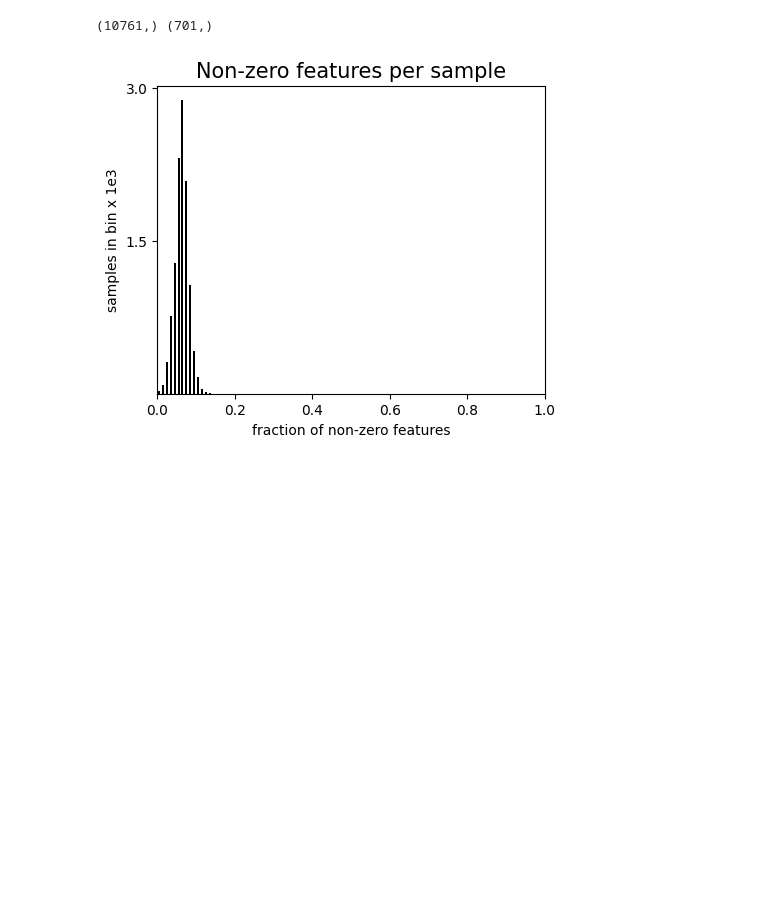
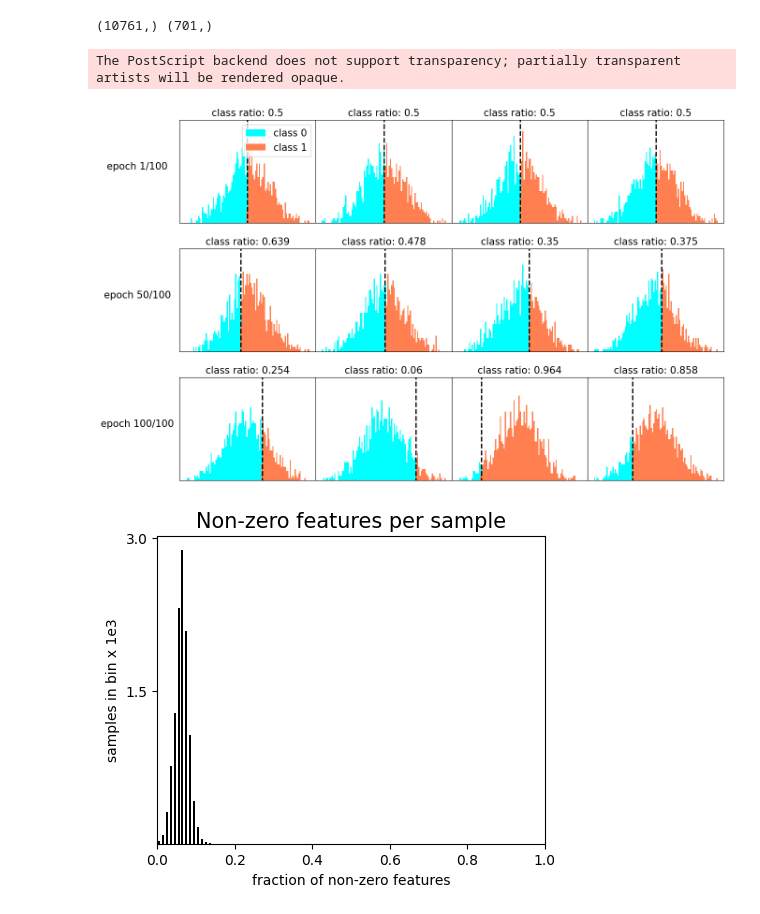
Before and after one commit to LenMetz/TabPFN-medical, a Jupyter notebook: starting_notebook.ipynb, the cells around one changed output. Drawn from its saved outputs; the diff is of its cells as text; code cells hidden in the pictures; blank space fills up the shorter version.

```diff
--- a/starting_notebook.ipynb
+++ b/starting_notebook.ipynb
@@ -21,6 +21,33 @@ all_data = (1/np.sum(all_data, axis=1, keepdims=True))*all_data
 all_data, labels = unison_shuffled_copies(all_data, labels, seed=42)
 # %% [output]
 (10761,) (701,)
+# %%
+N = 1024+128
+maxe = 3
+numcol = 4
+fig, ax = plt.subplots(3,numcol,gridspec_kw={'hspace': 0.25, 'wspace' : 0}, sharex=True, sharey=True, dpi=100, figsize=(15,10))
+names = ["epoch 1/100", "epoch 50/100", "epoch 100/100"]
+for e in range(maxe):
+    ax[e,0].set_ylabel(names[e], rotation=0, fontsize=15, labelpad=65)
+    for i in range(numcol):
+        bins = np.linspace(-3,3,101)
+        efrac = (e/(maxe-1))
+        y = np.random.normal(0,1,(N))
+        med = np.median(y)
+        s = np.random.normal(med,efrac)
+        r = round(np.mean((y>s)*1),3)
+        ax[e,i].set_title(f"class ratio: {r}",fontsize=15)
+        ax[e,i].vlines(s, -1,45, colors="black", lw=2, linestyles="dashed")
+        ax[e,i].set_xticks([])
+        ax[e,i].set_yticks([])
+        ax[e,i].set_ylim(0,45)
+        ax[e,i].hist(y, bins=bins, color="cyan", label="class 0")
+        ax[e,i].hist(y[y>s], bins=bins, color="coral", label="class 1")
+ax[0,0].legend(fontsize=15)
+fig.savefig("results/plots/datasetsplit.eps")
+# %% [output]
+The PostScript backend does not support transparency; partially transparent artists will be rendered opaque.
+[figure, added]
 # %%
 plt.figure(figsize=(5,4), dpi=100)
 counts = np.count_nonzero(all_data, axis=1)/all_data.shape[1]
```
Also changed, not shown: 53 other files.
